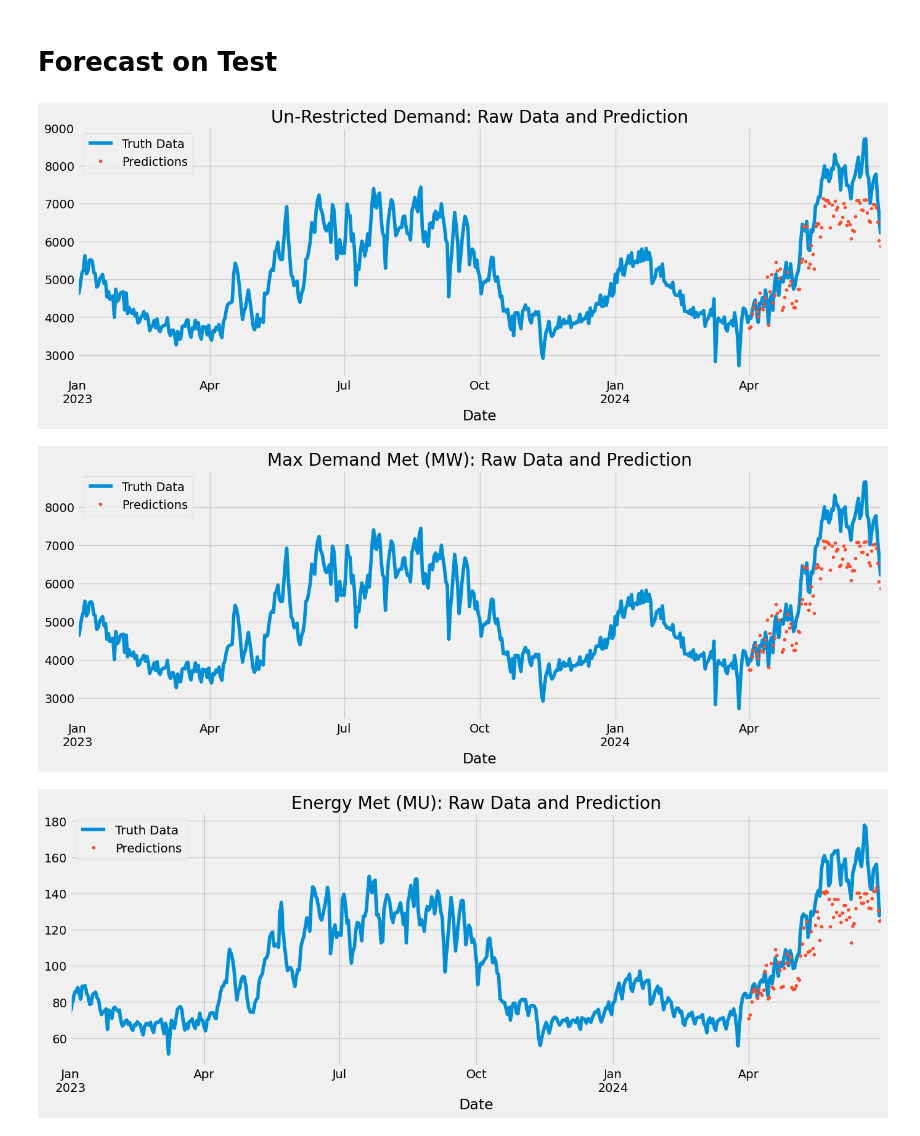
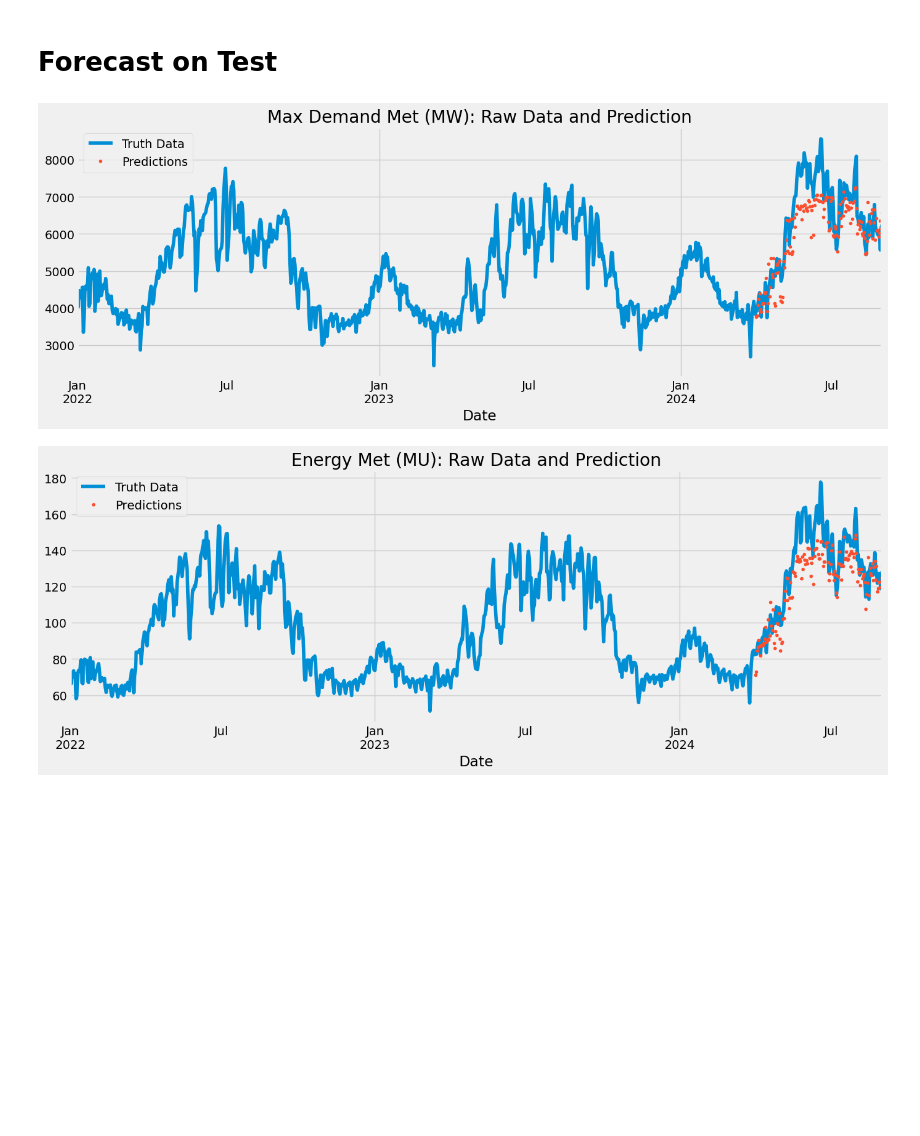
Before and after one commit to PiyushAgrawal626/SIH, a Jupyter notebook: sih-ps-1624.ipynb, the cells around one changed output. Saved outputs shown, nothing was run; the diff lists cells and outputs as text; code cells hidden in the pictures; blank space fills up the shorter version.

```diff
--- a/sih-ps-1624.ipynb
+++ b/sih-ps-1624.ipynb
@@ -9,7 +9,7 @@ from sklearn.metrics import mean_squared_error
 color_pal = sns.color_palette()
 plt.style.use('fivethirtyeight')
 # %%
-df = pd.read_csv('../input/delhiecmu/Dataset.csv')
+df = pd.read_csv('../input/delhids/Dataset.csv')
 df['Date'] = pd.to_datetime(df['Date'],format='%d-%m-%Y')
 df.set_index('Date',inplace=True)
 df.head()
@@ -88,7 +88,7 @@ train = create_features(train)
 test = create_features(test)
 
 FEATURES = ['dayofweek', 'tempmax', 'tempmin', 'temp', 'feelslike', 'cloudcover','dew','humidity','solarenergy','quarter','month','year','dayofmonth','weekofyear']
-TARGET = ['Un-Restricted Demand','Max Demand Met (MW)','Energy Met (MU)']
+TARGET = ['Max Demand Met (MW)','Energy Met (MU)']
 
 X_train = train[FEATURES]
 y_train = train[TARGET]
@@ -164,34 +163,25 @@ plot_feature_importances(reg_energyMet, X_train.columns, 'Feature Importance for
 # Forecast on Test
 # %%
 # Make predictions
-test['prediction_unrestricted'] = reg_unrestricted.predict(X_test)
 test['prediction_maxDemand'] = reg_maxDemand.predict(X_test)
 test['prediction_energyMet'] = reg_energyMet.predict(X_test)
 
-df = df.merge(test[['prediction_unrestricted', 'prediction_maxDemand', 'prediction_energyMet']],
+df = df.merge(test[['prediction_maxDemand', 'prediction_energyMet']],
               how='left', left_index=True, right_index=True)
-
-# for Un-Restricted Demand
-ax = df[['Un-Restricted Demand']].plot(figsize=(15, 5))
-df['prediction_unrestricted'].plot(ax=ax, style='.')
-plt.legend(['Truth Data', 'Predictions'])
-ax.set_title('Un-Restricted Demand: Raw Data and Prediction')
-plt.show()
 
 # for Max Demand Met (MW)
 ax = df[['Max Demand Met (MW)']].plot(figsize=(15, 5))
 df['prediction_maxDemand'].plot(ax=ax, style='.')
 plt.legend(['Truth Data', 'Predictions'])
 ax.set_title('Max Demand Met (MW): Raw Data and Prediction')
 plt.show()
 
 # for Energy Met (MU)
 ax = df[['Energy Met (MU)']].plot(figsize=(15, 5))
 df['prediction_energyMet'].plot(ax=ax, style='.')
 plt.legend(['Truth Data', 'Predictions'])
 ax.set_title('Energy Met (MU): Raw Data and Prediction')
 plt.show()
 # %% [output]
-[figure, old version]
+[figure, new version]
-[figure, old version]
+[figure, new version]
-[figure, removed]
```
Also changed, not shown: parts of 10 cells of this notebook.
